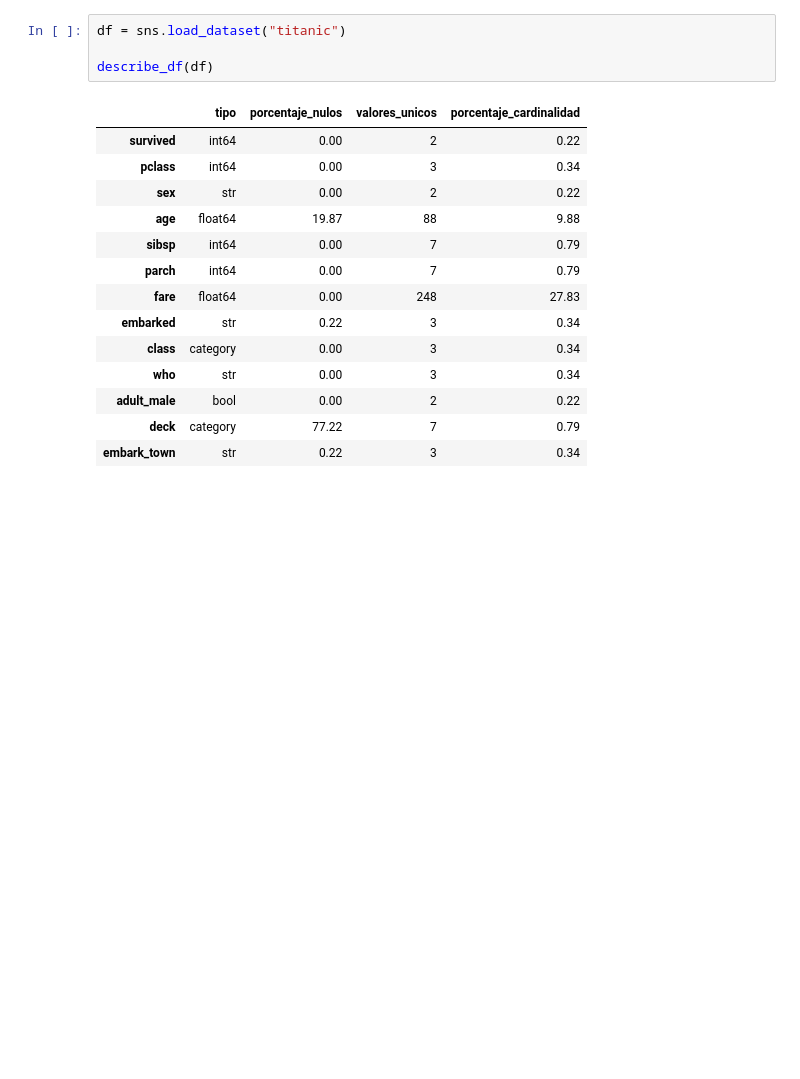
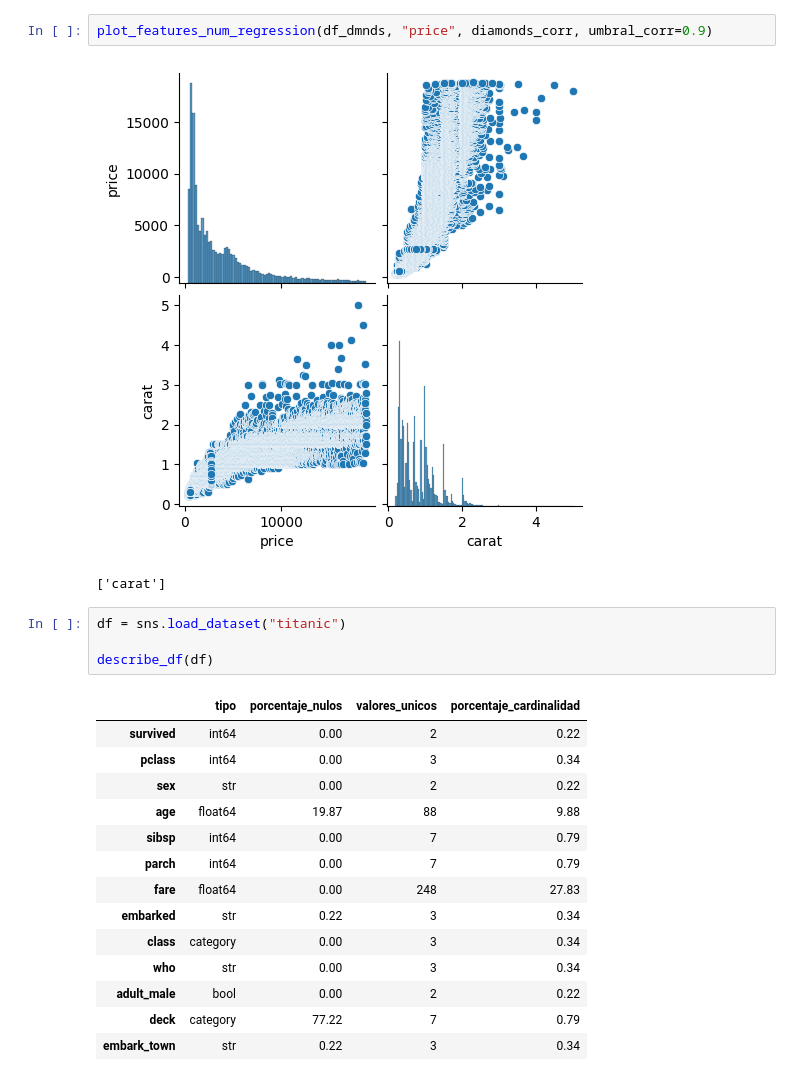
Before and after one commit to IsaacFrr/Team_challenge_toolbox, a Jupyter notebook: notebooks/demo.ipynb, the cells around one changed output. Cells and saved outputs as stored; diff of their text form; blank space fills up the shorter version.

```diff
--- a/notebooks/demo.ipynb
+++ b/notebooks/demo.ipynb
@@ -8,3 +53,8 @@ from toolbox_ml.eda.core import describe_df, tipifica_variables, get_features_ca
+# %%
+plot_features_num_regression(df_dmnds, "price", diamonds_corr, umbral_corr=0.9)
+# %% [output]
+[figure, added]
+['carat']
 # %%
 df = sns.load_dataset("titanic")
 
```
Also changed, not shown: parts of 8 cells of this notebook, 1 other file.
